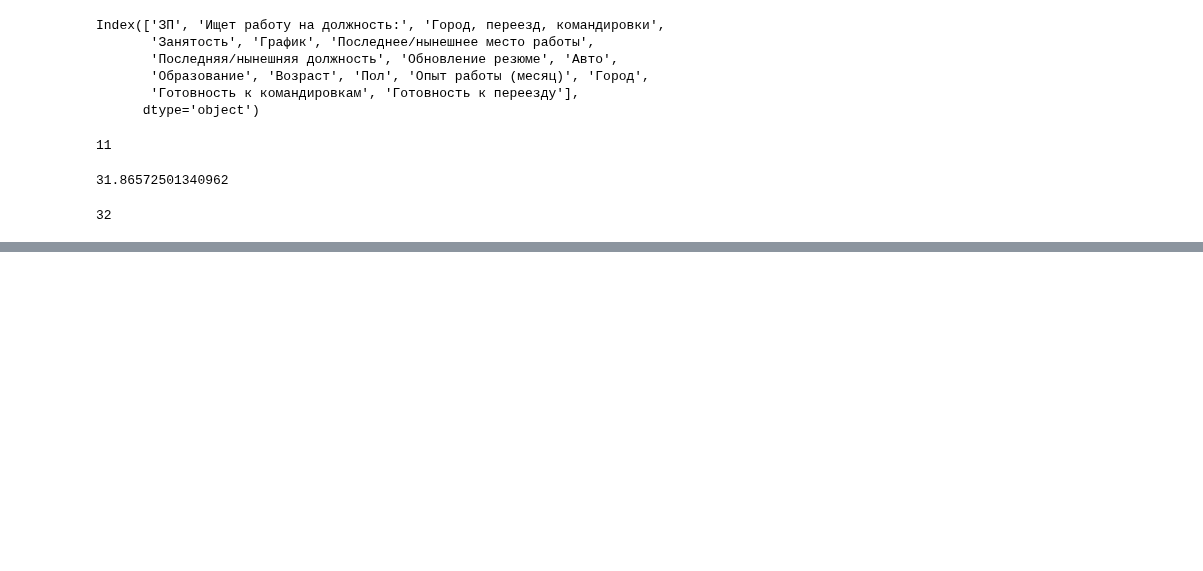
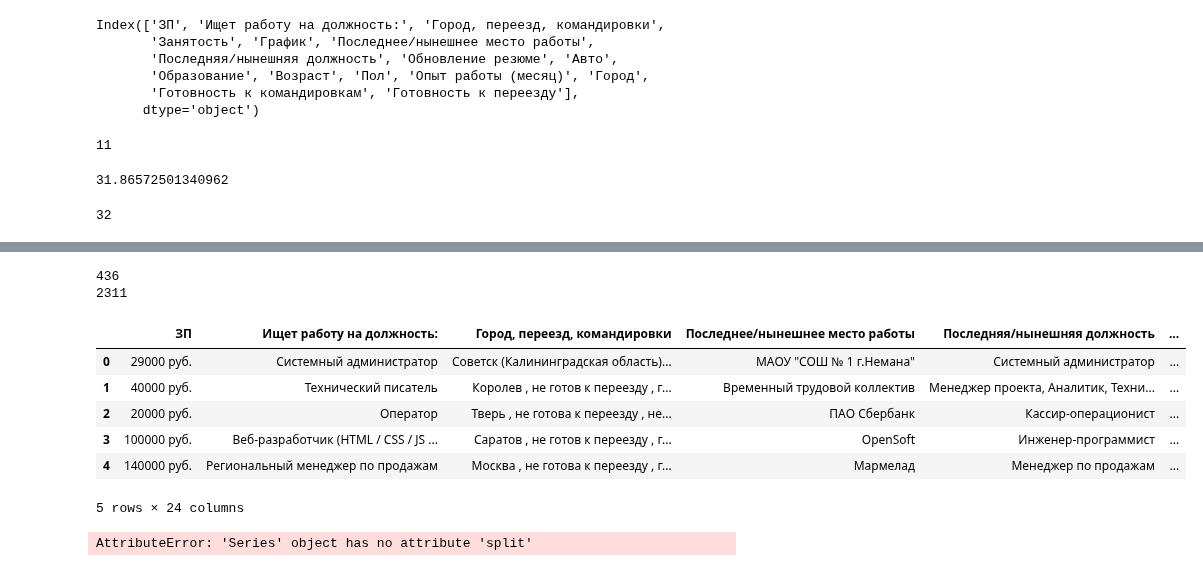
Before and after one commit to d3enjan/sf_data_science, a Jupyter notebook: PROJECT-1. Анализ вакансий из HeadHunter/Ноутбук решение.ipynb, the cells around one changed output, grey strips where cells are left out. Cells and saved outputs as stored; diff of their text form; code cells hidden in the pictures; blank space fills up the shorter version.

```diff
--- a/PROJECT-1. Анализ вакансий из HeadHunter/Ноутбук решение.ipynb
+++ b/PROJECT-1. Анализ вакансий из HeadHunter/Ноутбук решение.ipynb
@@ -285,0 +291,61 @@ print(round(hh_data[
+# %%
+employments = ['полная занятость', 'частичная занятость',
+              'проектная работа', 'волонтерство', 'стажировка']
+charts = ['полный день', 'сменный график',
+         'гибкий график', 'удаленная работа',
+         'вахтовый метод']
+for employment, chart in zip(employments, charts):
+    hh_data[employment] = hh_data['Занятость'].apply(lambda x: employment in x)
+    hh_data[chart] = hh_data['График'].apply(lambda x: chart in x)
+hh_data = hh_data.drop('Занятость', axis=1)
+hh_data = hh_data.drop('График', axis=1)
+print(hh_data[hh_data['проектная работа'] & hh_data['волонтерство']].shape[0])
+print(hh_data[hh_data['вахтовый метод'] & hh_data['гибкий график']].shape[0])
+hh_data.head()
+# %% [output]
+436
+2311
+|  | ЗП | Ищет работу на должность: | Город, переезд, командировки | Последнее/нынешнее место работы | Последняя/нынешняя должность | ... |
+| 0 | 29000 руб. | Системный администратор | Советск (Калининградская область)... | МАОУ "СОШ № 1 г.Немана" | Системный администратор | ... |
+| 1 | 40000 руб. | Технический писатель | Королев , не готов к переезду , г... | Временный трудовой коллектив | Менеджер проекта, Аналитик, Техни... | ... |
+| 2 | 20000 руб. | Оператор | Тверь , не готова к переезду , не... | ПАО Сбербанк | Кассир-операционист | ... |
+| 3 | 100000 руб. | Веб-разработчик (HTML / CSS / JS ... | Саратов , не готов к переезду , г... | OpenSoft | Инженер-программист | ... |
+| 4 | 140000 руб. | Региональный менеджер по продажам | Москва , не готова к переезду , г... | Мармелад | Менеджер по продажам | ... |
+5 rows × 24 columns
+# %%
+def get_salary_num(arg):
+    salary = float(arg.split(' ')[0])
+    return salary
+
+def get_salary_currency(arg):
+    currency_dict = {
+        'USD' : 'USD', 'KZT' : 'KZT',
+        'грн': 'UAH', 'белруб' : 'BYN',
+        'EUR' : 'EUR' , 'KGS' : 'KGS',
+        'сум' : 'UZS', 'AZN' : 'AZN'
+    }
+    curr = arg.split(' ')[1].replace('.', '')
+    if curr == 'руб':
+        return 'RUB'
+    else:
+        return currency_dict[curr]
+
+rates = pd.read_csv('data/ExchangeRates.csv')
+rates['date'] = pd.to_datetime(rates['date']).dt.date
+hh_data['Обновление резюме'] = pd.to_datetime(hh_data['Обновление резюме']).dt.date
+hh_data['ЗП (tmp)'] = hh_data['ЗП'].apply(get_salary_num)
+hh_data['Курс (tmp)'] = hh_data.apply(get_salary_currency)
+
+merged = hh_data.merge(
+    rates,
+    left_on=['Курс (tmp)', 'Обновление резюме'],
+    right_on=['currency', 'date'],
+    how='left'
+)
+merged['close'] = merged['close'].fillna(1)
+merged['proportion'] = merged['proportion'].fillna(1)
+
+hh_data['ЗП (руб)'] = merged['close'] * merged['ЗП (tmp)'] / merged['proportion']
+hh_data.head(1)
+# %% [output]
+AttributeError: 'Series' object has no attribute 'split'
```
Also changed, not shown: parts of 1 cell of this notebook, 1 other file.
